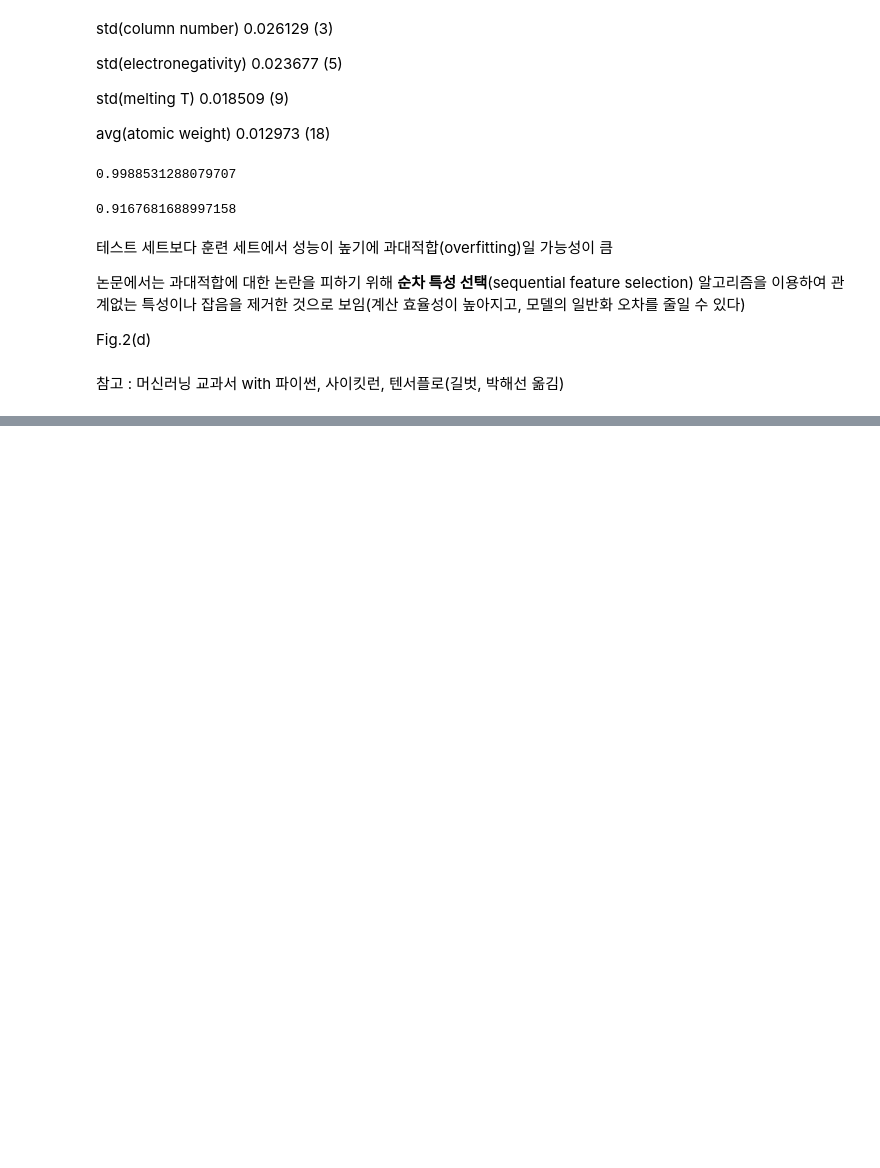
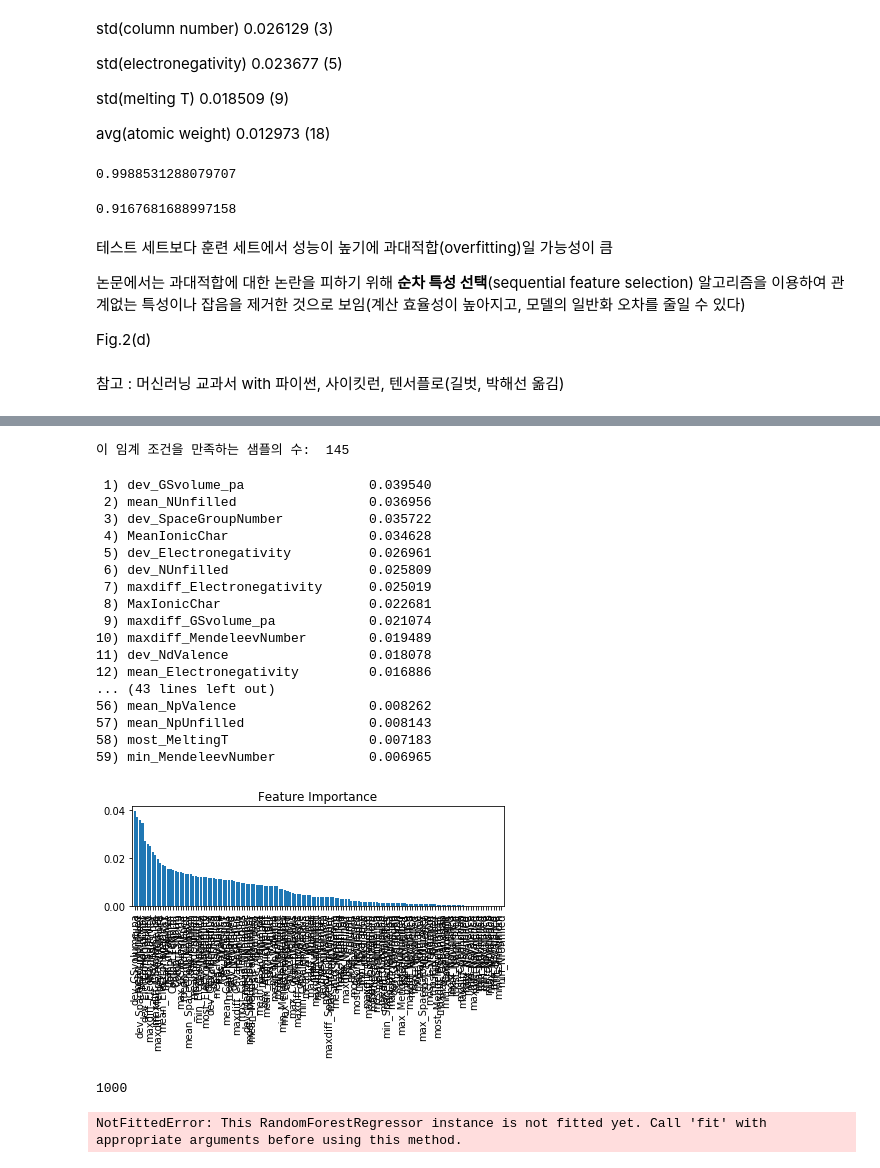
Before and after one commit to LK-LAB/Review, a Jupyter notebook: s41524-018-0085-8/Review_s41524-018-0085-8.ipynb, the cells around one changed output, grey strips where cells are left out. Drawn from its saved outputs; the diff is of its cells as text; code cells hidden in the pictures; blank space fills up the shorter version.

```diff
--- a/s41524-018-0085-8/Review_s41524-018-0085-8.ipynb
+++ b/s41524-018-0085-8/Review_s41524-018-0085-8.ipynb
@@ -139,0 +215,47 @@ TypeError: '(slice(None, None, None), (0, 1, 2, 3, 4, 5, 6, 7, 8, 9, 10, 11, 12,
+# %%
+from sklearn.feature_selection import SelectFromModel
+
+sfm = SelectFromModel(forest_reg, threshold=0.00, prefit=True)
+X_selected = sfm.transform(X_train)
+print("이 임계 조건을 만족하는 샘플의 수: ", X_selected.shape[1])
+# %% [output]
+이 임계 조건을 만족하는 샘플의 수:  145
+# %%
+ddd = []
+for f in range(X_selected.shape[1]):
+    print("%2d) %-*s %f" %(f+1, 30, feature_set[indices_reg[f]], importances_reg[indices_reg[f]]))
+    ddd.append(indices_reg[f])
+
+plt.title('Feature Importance')
+plt.bar(range(X_train.shape[1]), importances_reg[indices_reg], align='center')
+plt.xticks(range(X_train.iloc[ddd].shape[1]), feat_labels[indices_reg], rotation=90)
+plt.xlim([-1, X_train.iloc[ddd].shape[1]])
+plt.tight_layout()
+plt.show()
+# %% [output]
+ 1) dev_GSvolume_pa                0.039540
+ 2) mean_NUnfilled                 0.036956
+ 3) dev_SpaceGroupNumber           0.035722
+ 4) MeanIonicChar                  0.034628
+ 5) dev_Electronegativity          0.026961
+ 6) dev_NUnfilled                  0.025809
+ 7) maxdiff_Electronegativity      0.025019
+ 8) MaxIonicChar                   0.022681
+ 9) maxdiff_GSvolume_pa            0.021074
+10) maxdiff_MendeleevNumber        0.019489
+11) dev_NdValence                  0.018078
+12) mean_Electronegativity         0.016886
+... (43 lines left out)
+56) mean_NpValence                 0.008262
+57) mean_NpUnfilled                0.008143
+58) most_MeltingT                  0.007183
+59) min_MendeleevNumber            0.006965
+[figure, added]
+# %%
+forest_reg.random_state
+# %% [output]
+1000
+# %%
+forest_reg.predict(X_test)
+# %% [output]
+NotFittedError: This RandomForestRegressor instance is not fitted yet. Call 'fit' with appropriate arguments before using this method.
```
Also changed, not shown: parts of 37 cells of this notebook, 2 other files.
